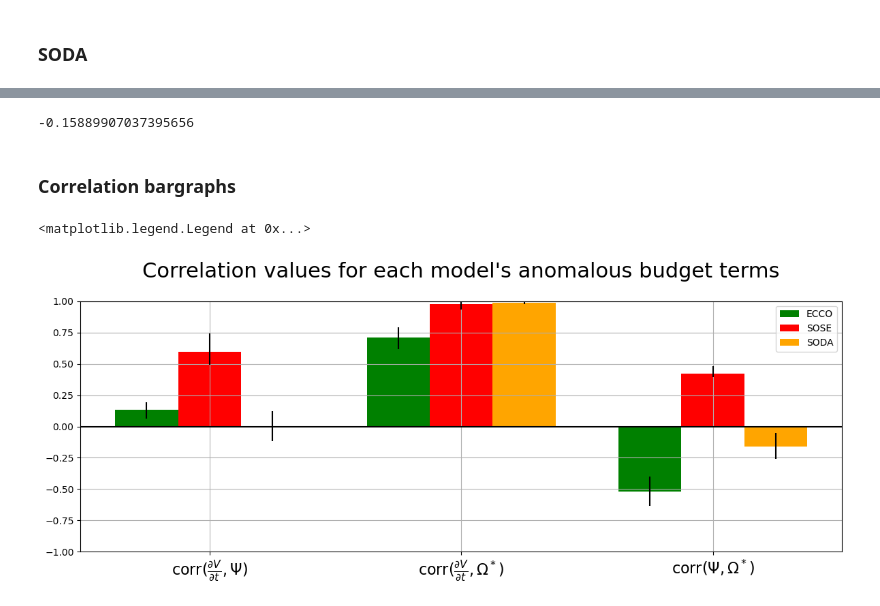
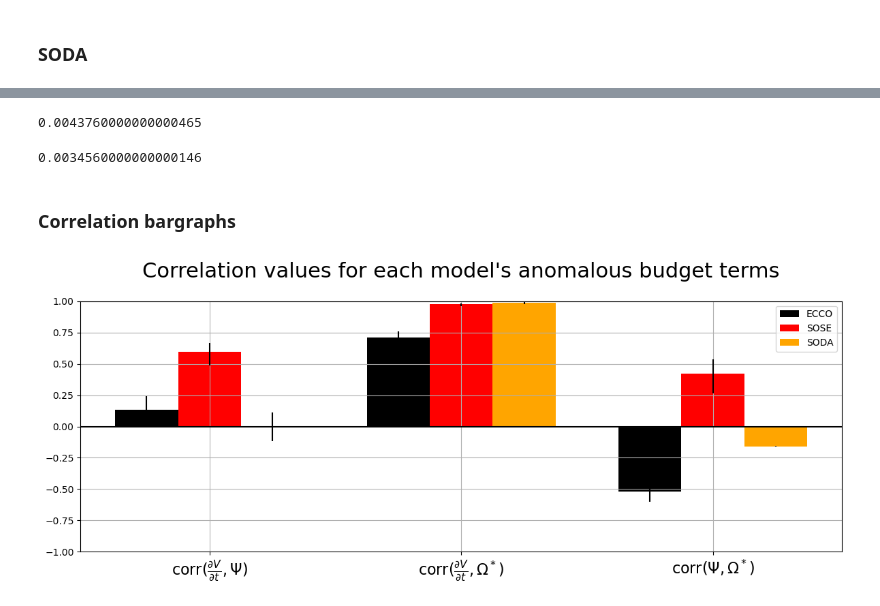
Before and after one commit to shanicetbailey/chapter1, a Jupyter notebook: stacked-figs/correlation-bars.ipynb, the cells around one changed output, grey strips where cells are left out. Drawn from its saved outputs; the diff is of its cells as text; code cells hidden in the pictures.

Commit message:
fixed bar chart with correct correlation values and error values

```diff
--- a/stacked-figs/correlation-bars.ipynb
+++ b/stacked-figs/correlation-bars.ipynb
@@ -55,5 +29,5 @@ e_pearson
 # %%
-ecco = e.corr()
-sose = ss.corr()
-soda = sd.corr()
+ecco = e.dropna().corr()
+sose = ss.dropna().corr()
+soda = sd.dropna().corr()
 # %%
@@ -403,7 +404,11 @@ soda.iloc[:, :3]
-# %%
-soda.iloc[2, 1]
-# %% [output]
--0.15889907037395656
+# %%
+0.983693	 - 0.979317
+# %% [output]
+0.0043760000000000465
+# %%
+0.987149 - 0.983693
+# %% [output]
+0.0034560000000000146
 # %% [markdown]
 ### Correlation bargraphs
 # %%
@@ -421,34 +426,33 @@ soda_psi_omega = soda.iloc[2, 1]
 # %%
 fig, ax = plt.subplots(1,1, figsize=(12,5))
 
 data = [[ecco_dvdt_psi, ecco_dvdt_omega, ecco_psi_omega],
         [sose_dvdt_psi, sose_dvdt_omega, sose_psi_omega],
         [soda_dvdt_psi, soda_dvdt_omega, soda_psi_omega]]
 X = np.arange(3)
 
-yerr_ecco = np.array([[0.07, 0.09, 0.11], [0.06, 0.08, 0.12]])
-yerr_sose = np.array([[0.1, 0.04, 0.03], [0.15, 0.03, 0.06]])
-yerr_soda = np.array([[0.12, 0.01, 0.1], [0.12, 0.01, 0.11]])
+yerr_ecco = np.array([[0.12, 0.06, 0.08], [0.11, 0.05, 0.09]])
+yerr_sose = np.array([[0.11, 0.015, 0.16], [0.07, 0.009, 0.11]])
+yerr_soda = np.array([[0.12, 0.01, 0.004], [0.11, 0.01, 0.003]])
 
-ax.bar(X + 0.00, data[0], color = 'g', width = 0.25, label='ECCO', yerr=yerr_ecco)
+ax.bar(X + 0.00, data[0], color = 'k', width = 0.25, label='ECCO', yerr=yerr_ecco)
 ax.bar(X + 0.25, data[1], color = 'r', width = 0.25, label='SOSE', yerr=yerr_sose)
 ax.bar(X + 0.50, data[2], color = 'orange', width = 0.25, label='SODA', yerr=yerr_soda)
 
 
 
 ax.axhline(y=0, color='k')
 ticks = [r"corr($\frac{\partial V}{\partial t},\Psi$)",
          r"corr($\frac{\partial V}{\partial t},\Omega^*$)",
          r"corr($\Psi,\Omega^*$)"]
 ax.set_xticks(X + 0.25)
 ax.set_xticklabels(ticks, fontsize=16)
 ax.set_title("Correlation values for each model's anomalous budget terms", fontsize=22, pad=25)
 ax.set_ylabel('')
 ax.grid()
 ax.set_ylim(-1,1)
 plt.tight_layout()
 plt.legend(loc='best')
-#plt.savefig('corr-bars.pdf');
+plt.savefig('corr-bars.pdf', transparent=True);
 # %% [output]
-<matplotlib.legend.Legend at 0x...>
-[figure, old version]
+[figure, new version]
```
Also changed, not shown: parts of 54 cells of this notebook.
